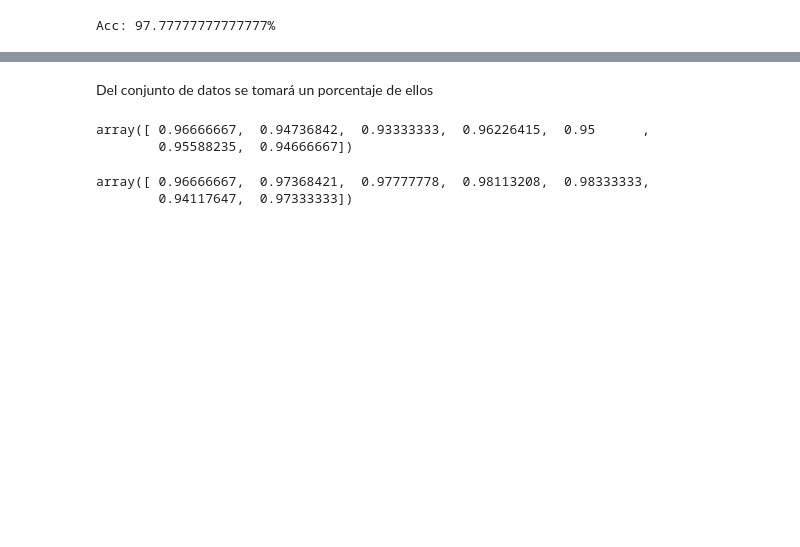
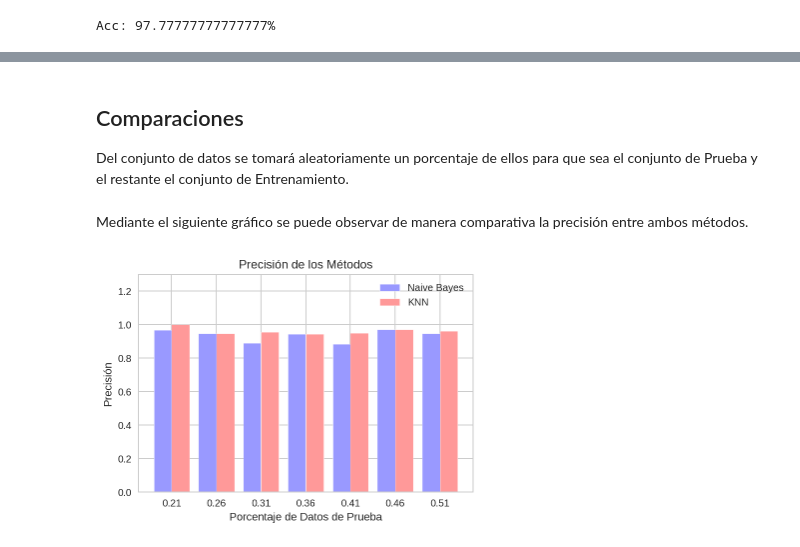
Before and after one commit to anoblega/Aprendizado-de-Maquina-Trabalho-1, a Jupyter notebook: Trabajo1_ML.ipynb, the cells around one changed output, grey strips where cells are left out. Drawn from its saved outputs; the diff is of its cells as text; code cells hidden in the pictures; blank space fills up the shorter version.

```diff
--- a/Trabajo1_ML.ipynb
+++ b/Trabajo1_ML.ipynb
@@ -207,3 +242,5 @@ Acc: 97.77777777777777%
 # %% [markdown]
-Del conjunto de datos se tomará un porcentaje de ellos
+## Comparaciones
+
+Del conjunto de datos se tomará aleatoriamente un porcentaje de ellos para que sea el conjunto de Prueba y el  restante el conjunto de Entrenamiento.
 # %%
@@ -222,13 +261,18 @@ for i in range(7):
     entrenadorKNN = KNN(3);
     entrenadorKNN.learn(X_train, y_train);
     acc_knn[i] = entrenadorKNN.acc(X_test, y_test);
-# %%
-acc_bayes
-# %% [output]
-array([ 0.96666667,  0.94736842,  0.93333333,  0.96226415,  0.95      ,
-        0.95588235,  0.94666667])
-# %%
-acc_knn
-# %% [output]
-array([ 0.96666667,  0.97368421,  0.97777778,  0.98113208,  0.98333333,
-        0.94117647,  0.97333333])
+# %% [markdown]
+Mediante el siguiente gráfico se puede observar de manera comparativa la precisión entre ambos métodos.
+# %%
+width = 0.02;
+fig, ax = plt.subplots()
+ax.set_ylabel('Precisión');
+ax.set_xlabel('Porcentaje de Datos de Prueba');
+ax.set_title('Precisión de los Métodos');
+ax.set_xticks(test_sizes + width / 2);
+plot1 = plt.bar(test_sizes, acc_bayes , width, facecolor='#9999ff', edgecolor='white', label='Naive Bayes');
+plot2 = plt.bar(test_sizes + width, acc_knn, width, facecolor='#ff9999', edgecolor='white', label='KNN');
+ax.legend((plot1, plot2), ('Naive Bayes', 'KNN'));
+ax.set_ylim(0, 1.3);
+# %% [output]
+[figure, added]
```
Also changed, not shown: parts of 18 cells of this notebook.
